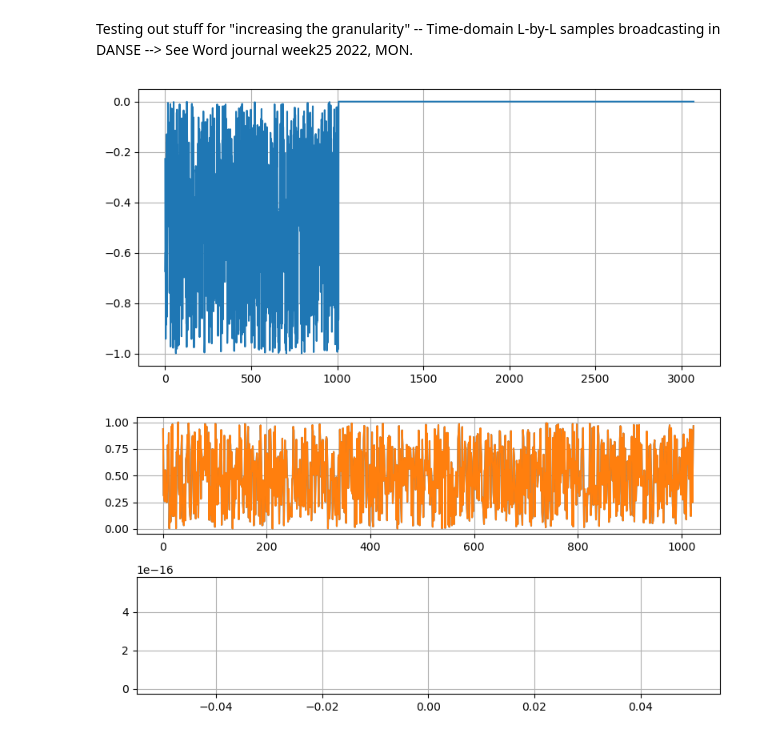
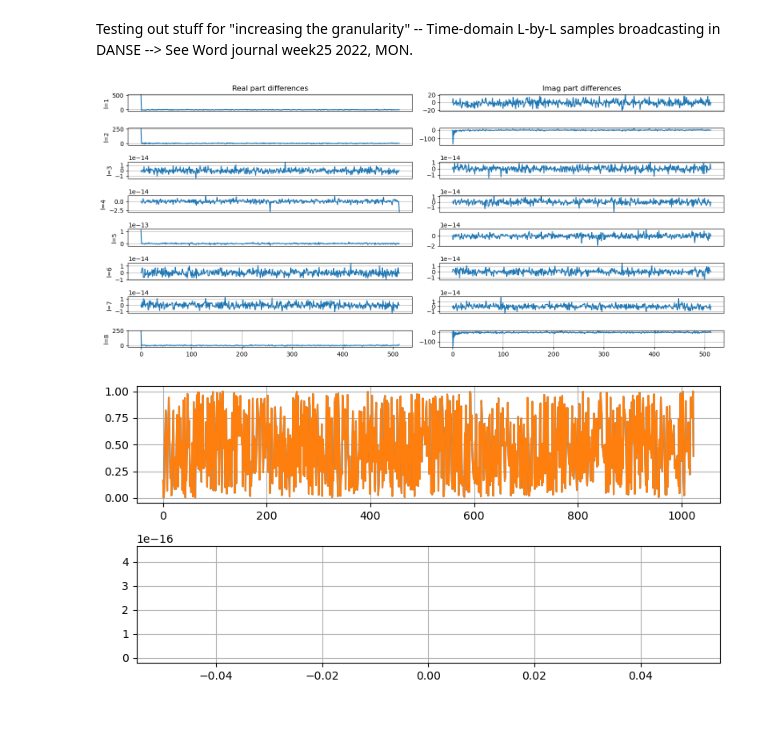
Before and after one commit to p-didier/sounds-phd, a Jupyter notebook: 97_tests/05_dsp_related/202206_increase_the_granularity/granu.ipynb, the cells around one changed output. Saved outputs shown, nothing was run; the diff lists cells and outputs as text; code cells hidden in the pictures.

Commit message:
Comparison process#1 and #2 working with real-valued filter coefficients

```diff
--- a/97_tests/05_dsp_related/202206_increase_the_granularity/granu.ipynb
+++ b/97_tests/05_dsp_related/202206_increase_the_granularity/granu.ipynb
@@ -16,7 +16,7 @@ L = 16          # broadcast length
 Mk = 3          # number of channels
 SEED = 12345    # random generator seed
 fs = 16000      # sampling frequency [Hz]
-T = 3 * N / fs          # duration [s]
+T = 4 * N / fs          # duration [s]
 # %%
 # Other constants (indirect)
 Ns = N * (1 - ovlp)
@@ -28,7 +28,10 @@ rng = np.random.default_rng(SEED)
 yk = rng.random((int(T * fs), Mk))
 
 # Generate a set of (complex - freq.-domain) filters -- only positive frequencies (`int(N / 2)`)
-wkk = rng.random((int(N / 2 + 1), Mk)) + 1j * rng.random((int(N / 2 + 1), Mk))
+# wkk = rng.random((int(N / 2 + 1), Mk)) + 1j * rng.random((int(N / 2 + 1), Mk))
+wkk = np.zeros((int(N / 2 + 1), Mk))
+wkk[:, 0] = 1
+# wkk = np.ones((int(N / 2 + 1), Mk)) + 1j * np.zeros((int(N / 2 + 1), Mk))
 # %%
 # Process #1 - Freq. domain broadcasting
 nChunks = int(T * fs // Ns)     # new chunk every `Ns` new samples
@@ -72,45 +75,66 @@ for l in range(nChunks):
     idxEnd = int(idxBeg + N)
     if idxEnd > yk.shape[0]:
         break
     ykl = yk[idxBeg:idxEnd, :]  # current data chunk (multichannel)
 
     # Go to freq. domain
     ykl_hat = np.fft.fft(ykl, N, axis=0)
     # Only keep positive frequencies
     ykl_hat_posf = ykl_hat[:int(N / 2 + 1), :]
 
     # Apply compression
-    # zk_hat_posf = np.einsum('ij,ij->i', wkk.conj(), ykl_hat_posf)
-    zk_hat_posf = ykl_hat_posf[:, 0]
+    zk_hat_posf = np.einsum('ij,ij->i', wkk.conj(), ykl_hat_posf)
+    # zk_hat_posf = ykl_hat_posf[:, 0]
 
     # Complete frequency spectrum (with negative frequencies) before IFFT (see `back_to_time_domain()` function)
     zk_hat_posf = zk_hat_posf[:, np.newaxis]
-    # zk_hat_posf[0, :] = zk_hat_posf[0, :].real      # Set DC to real value
-    # zk_hat_posf[-1, :] = zk_hat_posf[-1, :].real    # Set Nyquist to real value
+    zk_hat_posf[0, :] = zk_hat_posf[0, :].real      # Set DC to real value
+    zk_hat_posf[-1, :] = zk_hat_posf[-1, :].real    # Set Nyquist to real value
     zk_hat = np.concatenate((zk_hat_posf, np.flip(zk_hat_posf[:-1, :].conj(), axis=0)[:-1, :]), axis=0)
-    # zk_hat = np.concatenate((np.flip(zk_hat_posf[:-1, :].conj(), axis=0)[:-1, :], zk_hat_posf), axis=0)
 
     # Go back to time domain
     zkl = np.fft.ifft(zk_hat, N, axis=0)
     zkl = np.real_if_close(zkl)
 
     # Extract the last `L` samples
     zkl_lastL = zkl[-L:]
 
     # Broadcast those
     zk[idxEnd-L:idxEnd] = np.squeeze(zkl_lastL)
 
+# Re-divide into (DANSE update) chunks
+nChunksNs = int(T * fs // Ns)
+zkq_v2 = np.zeros((N, nChunksNs))
+for l in range(nChunksNs):
+    idxBeg = int(l * Ns)             # new chunk every `Ns` new samples
+    idxEnd = int(idxBeg + N)
+    if idxEnd > len(zk):
+        break
+    zkq_v2[:, l] = zk[idxBeg:idxEnd]
 
-fig = plt.figure(figsize=(8,4))
-ax = fig.add_subplot(111)
-ax.plot(zk - yk[:, 0])
-ax.vlines([N, idxBeg])
-ax.grid()
-# ax.set_title(f'Process #1 - $\\hat{{z}}_k$ Chunk #{chunksToPlot[ii] + 1}')
+zkq_hat_v2 = np.fft.fft(zkq_v2, N, axis=0)
+zkq_hat_posf_v2 = zkq_hat_v2[:int(N / 2 + 1), :]
+
+fig, axes = plt.subplots(zkq_hat_posf_v2.shape[-1], 2)
+fig.set_size_inches(14.5, 6.5)
+axes[0, 0].set_title(f'Real part differences')
+axes[0, 1].set_title(f'Imag part differences')
+for ii in range(zkq_hat_posf_v2.shape[-1]):
+    axes[ii, 0].plot(np.real(zkq_hat_posf[:, ii]) - np.real(zkq_hat_posf_v2[:, ii]))
+    axes[ii, 0].grid()
+    axes[ii, 0].set_ylabel(f'l={ii+1}')
+    axes[ii, 1].plot(np.imag(zkq_hat_posf[:, ii]) - np.imag(zkq_hat_posf_v2[:, ii]))
+    axes[ii, 1].grid()
+    if ii < zkq_hat_posf_v2.shape[-1] - 1:
+        axes[ii, 0].set_xticks([])
+        axes[ii, 1].set_xticks([])
 plt.tight_layout()
 plt.show()
+
+fig, axes = plt.subplots(1, 1)
+axes[0,0].plot(np.mean(np.real(zkq_hat_posf) - np.real(zkq_hat_posf_v2), axis=0))
 # %% [output]
-[figure, old version]
+[figure, new version]
 # %%
 
 fig = plt.figure(figsize=(8,4))
@@ -124,4 +148,4 @@ ax.grid()
 plt.tight_layout()
 plt.show()
 # %% [output]
-[figure, old version]
+[figure, new version]
```
